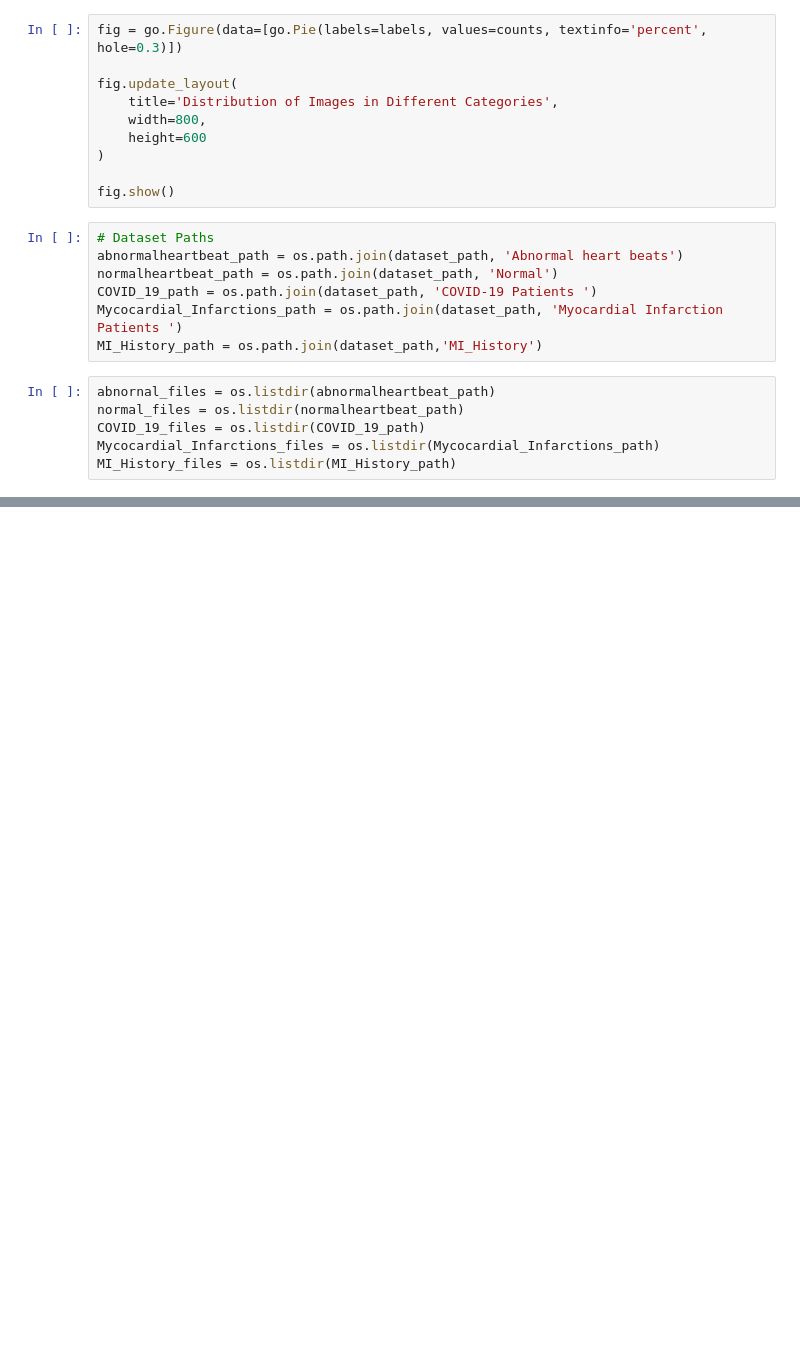
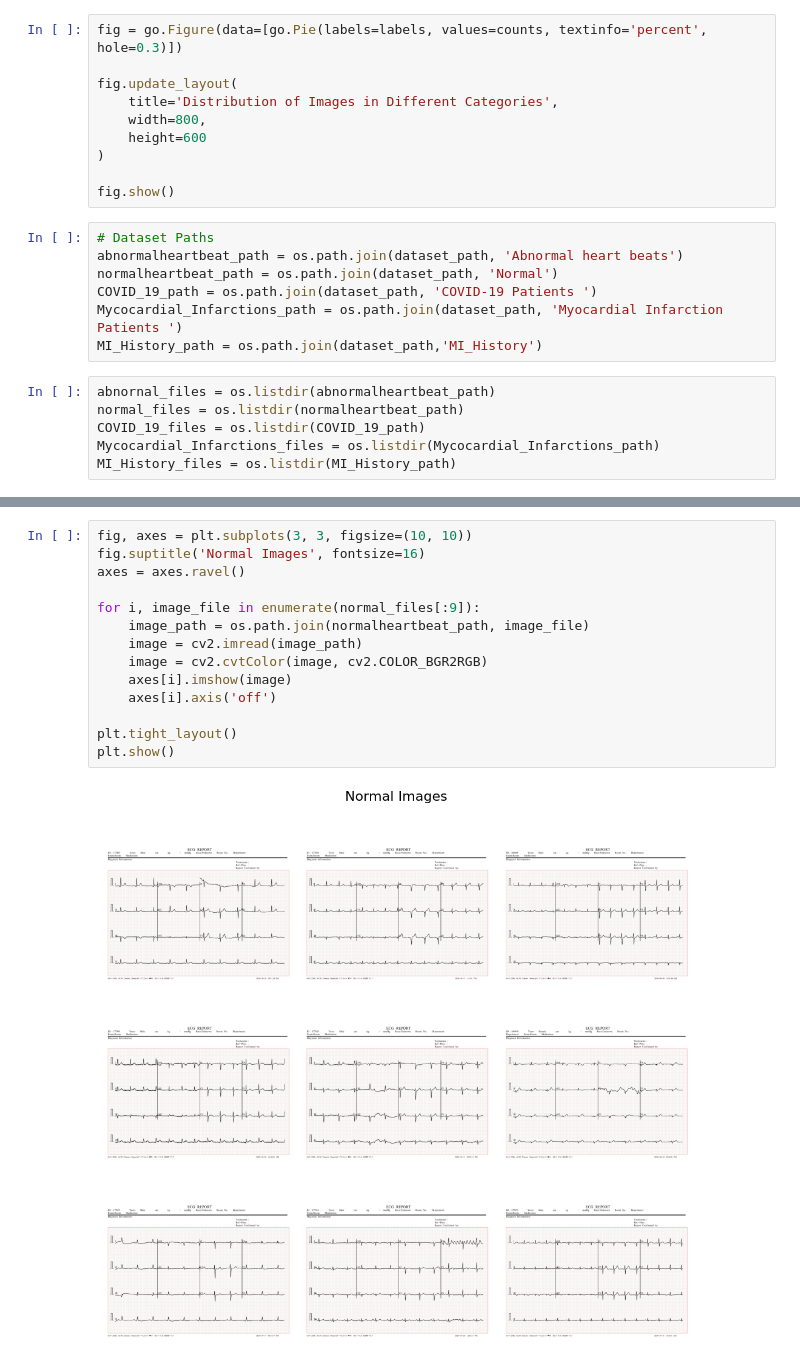
Before and after one commit to shreya-001/SmartECG, a Jupyter notebook: ECG_COVID19.ipynb, the cells around one changed output, grey strips where cells are left out. Cells and saved outputs as stored; diff of their text form; blank space fills up the shorter version.

```diff
--- a/ECG_COVID19.ipynb
+++ b/ECG_COVID19.ipynb
@@ -95,0 +132,16 @@ fig.show()
+# %%
+fig, axes = plt.subplots(3, 3, figsize=(10, 10))
+fig.suptitle('Normal Images', fontsize=16)
+axes = axes.ravel()
+
+for i, image_file in enumerate(normal_files[:9]):
+    image_path = os.path.join(normalheartbeat_path, image_file)
+    image = cv2.imread(image_path)
+    image = cv2.cvtColor(image, cv2.COLOR_BGR2RGB)
+    axes[i].imshow(image)
+    axes[i].axis('off')
+
+plt.tight_layout()
+plt.show()
+# %% [output]
+[figure, added]
```
Also changed, not shown: parts of 117 cells of this notebook.
